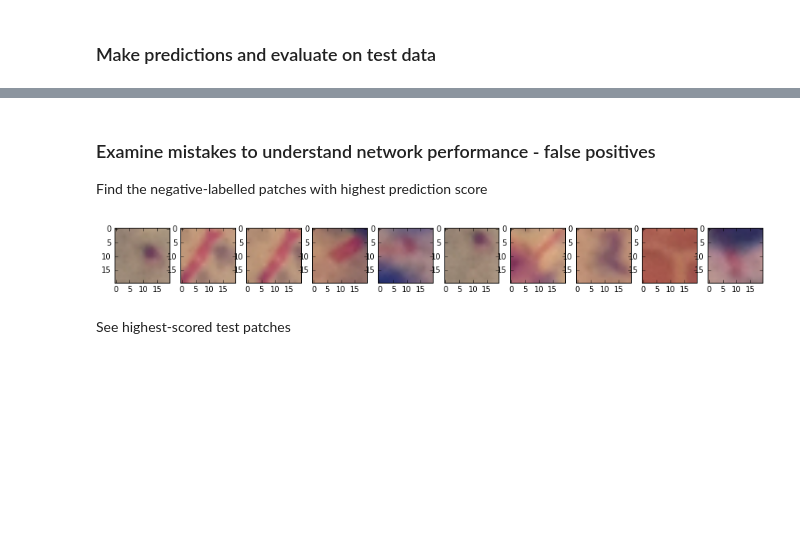
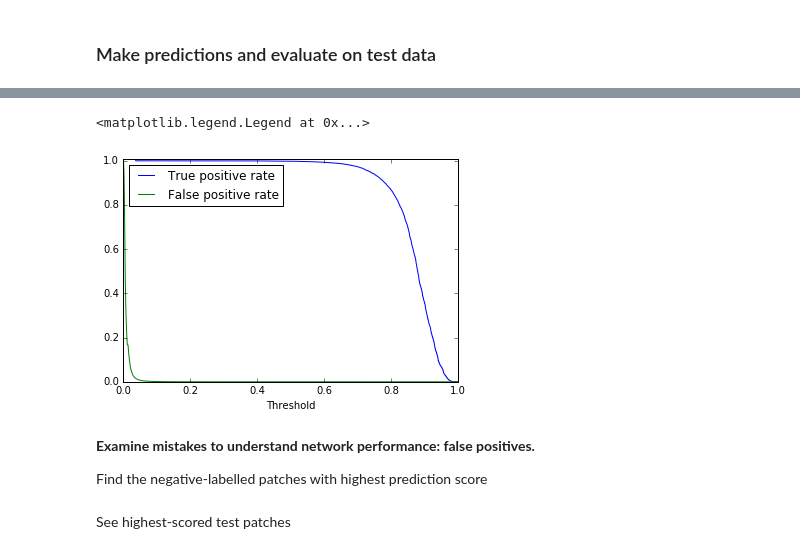
Before and after one commit to jqug/microscopy-object-detection, a Jupyter notebook: python/CNN training & evaluation - tuberculosis.ipynb, the cells around one changed output, grey strips where cells are left out. Cells and saved outputs as stored; diff of their text form; code cells hidden in the pictures; blank space fills up the shorter version.

```diff
--- a/python/CNN training & evaluation - tuberculosis.ipynb
+++ b/python/CNN training & evaluation - tuberculosis.ipynb
@@ -174,5 +212,17 @@ plt.legend(loc="lower left")
+# %%
+false_positive_rate, true_positive_rate, thresholds = metrics.roc_curve(test_y, y_pred[:,1])
+true_positive_rate.shape, thresholds.shape
+plt.plot(true_positive_rate, thresholds,label='True positive rate')
+plt.plot(false_positive_rate, thresholds, label='False positive rate')
+plt.xlabel('Threshold')
+plt.ylim([0,1.01])
+plt.legend(loc='upper left')
+# %% [output]
+<matplotlib.legend.Legend at 0x...>
+[figure, added]
 # %% [markdown]
-### Examine mistakes to understand network performance - false positives
+**Examine mistakes to understand network performance: false positives.**
+
 Find the negative-labelled patches with highest prediction score
 # %%
 neg_indices = np.where(test_y==0)[0]
@@ -181,19 +231,20 @@ neg_indices = neg_indices[neg_scores.argsort()]
 neg_indices = neg_indices[::-1]
 
 neg_scores = y_pred[neg_indices,1]
-neg_scores
 
-N_samples_to_display = 10
-
+N_samples_to_display = 12
+offset = 55
 for i in range(N_samples_to_display,2*N_samples_to_display):
     plt.subplot(2,N_samples_to_display,i+1)
-    example_neg = test_X[neg_indices[i],:,:,:]
+    example_neg = test_X[neg_indices[i+offset],:,:,:]
     example_neg = np.swapaxes(example_neg,0,2)
-    plt.imshow(example_neg[:,:,[2,1,0]])
+    plt.imshow(example_neg)
+    plt.title('%.3f' % neg_scores[i+offset])
+    plt.tick_params(axis='both', which='both', bottom='off', top='off', labelbottom='off', right='off', left='off', labelleft='off')
 
 plt.gcf().set_size_inches(1.5*N_samples_to_display,3)
+
+plt.savefig('figs/tuberculosis-falsedetections.png', bbox_inches='tight')
-# %% [output]
-[figure, removed]
 # %% [markdown]
 See highest-scored test patches
 # %%
```
Also changed, not shown: parts of 23 cells of this notebook, 4 other files.
